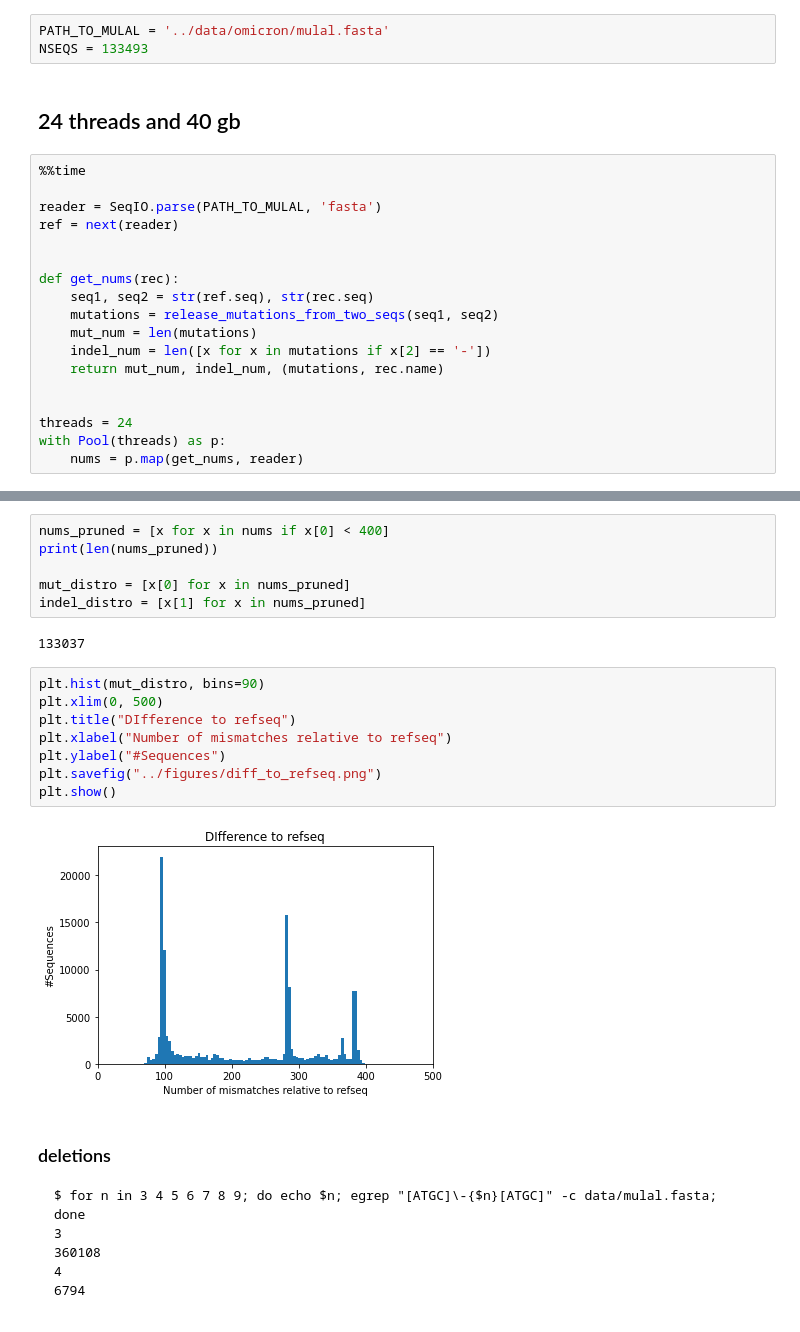
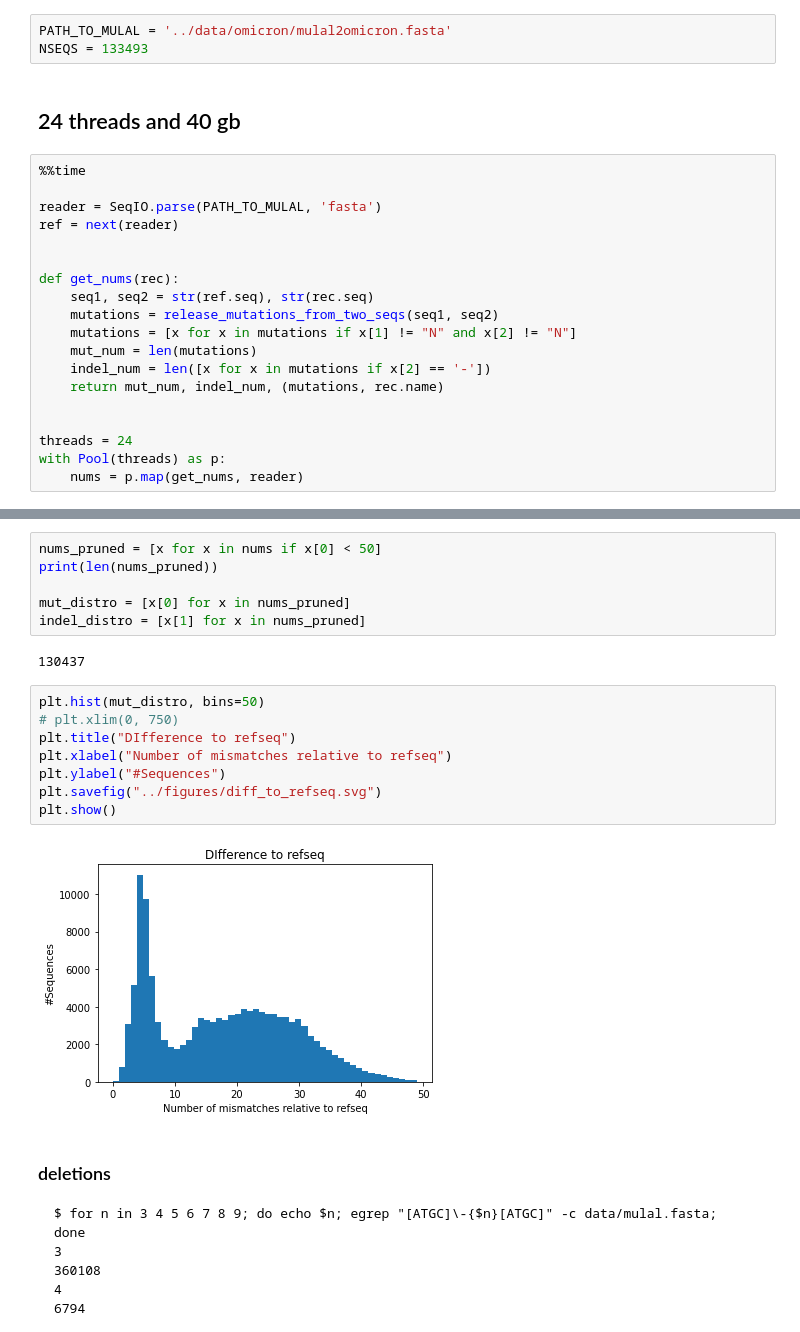
Before and after one commit to KPOTOH/sars-cov-2, a Jupyter notebook: nb/1.mulal_qc.ipynb, the cells around one changed output, grey strips where cells are left out. Cells and saved outputs as stored; diff of their text form.

Commit message:
omicron checking start

```diff
--- a/nb/1.mulal_qc.ipynb
+++ b/nb/1.mulal_qc.ipynb
@@ -10,7 +10,7 @@ import tqdm
 
 from utils import release_mutations_from_two_seqs
 # %%
-PATH_TO_MULAL = '../data/omicron/mulal.fasta'
+PATH_TO_MULAL = '../data/omicron/mulal2omicron.fasta'
 NSEQS = 133493
 # %% [markdown]
 ## 24 threads and 40 gb
@@ -24,6 +24,7 @@ ref = next(reader)
 def get_nums(rec):
     seq1, seq2 = str(ref.seq), str(rec.seq)
     mutations = release_mutations_from_two_seqs(seq1, seq2)
+    mutations = [x for x in mutations if x[1] != "N" and x[2] != "N"]
     mut_num = len(mutations)
     indel_num = len([x for x in mutations if x[2] == '-'])
     return mut_num, indel_num, (mutations, rec.name)
@@ -42,21 +53,21 @@ len(nums)
 # %%
-nums_pruned = [x for x in nums if x[0] < 400]
+nums_pruned = [x for x in nums if x[0] < 50]
 print(len(nums_pruned))
 
 mut_distro = [x[0] for x in nums_pruned]
 indel_distro = [x[1] for x in nums_pruned]
 # %% [output]
-133037
+130437
 # %%
-plt.hist(mut_distro, bins=90)
-plt.xlim(0, 500)
+plt.hist(mut_distro, bins=50)
+# plt.xlim(0, 750)
 plt.title("DIfference to refseq")
 plt.xlabel("Number of mismatches relative to refseq")
 plt.ylabel("#Sequences")
-plt.savefig("../figures/diff_to_refseq.png")
+plt.savefig("../figures/diff_to_refseq.svg")
 plt.show()
 # %% [output]
-[figure, old version]
+[figure, new version]
 # %% [markdown]
 ### deletions
 
```
Also changed, not shown: parts of 6 cells of this notebook, 13 other files.
